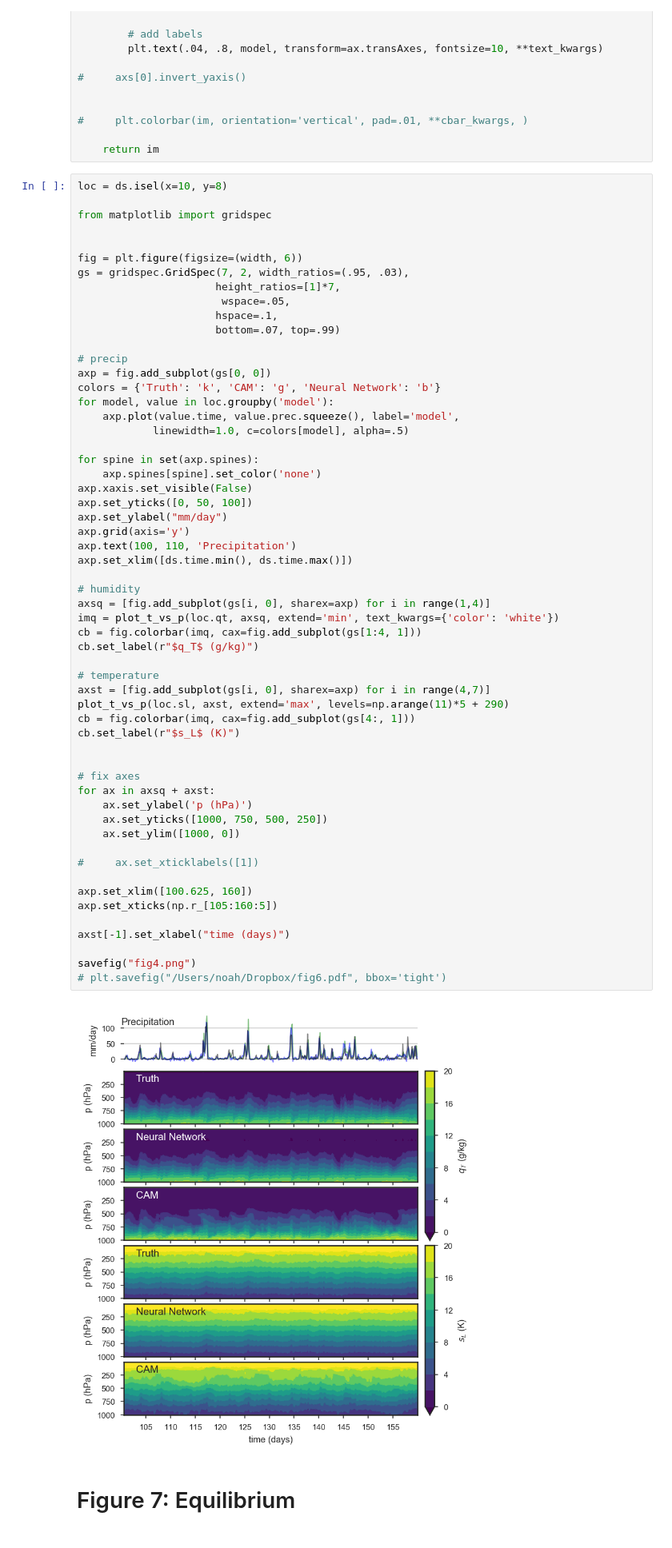
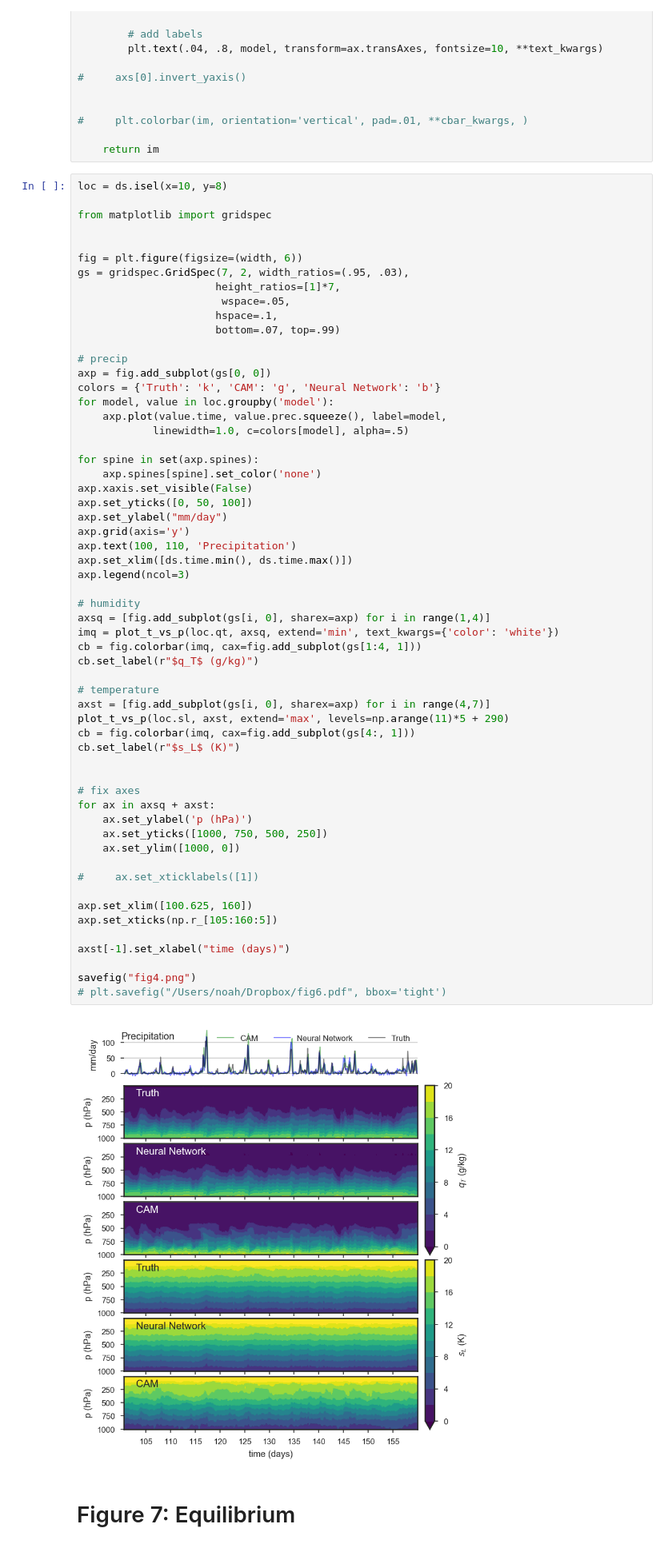
Before and after one commit to nbren12/uwnet, a Jupyter notebook: results/reports/2.2-ndb-paper-plots.ipynb, the cells around one changed output. Shown at 80% size. Cells and saved outputs as stored; diff of their text form.

Commit message:
add legend to single column model plot

```diff
--- a/results/reports/2.2-ndb-paper-plots.ipynb
+++ b/results/reports/2.2-ndb-paper-plots.ipynb
@@ -202,7 +202,7 @@ gs = gridspec.GridSpec(7, 2, width_ratios=(.95, .03),
 axp = fig.add_subplot(gs[0, 0])
 colors = {'Truth': 'k', 'CAM': 'g', 'Neural Network': 'b'}
 for model, value in loc.groupby('model'):
-    axp.plot(value.time, value.prec.squeeze(), label='model',
+    axp.plot(value.time, value.prec.squeeze(), label=model,
             linewidth=1.0, c=colors[model], alpha=.5)
 
 for spine in set(axp.spines):
@@ -213,37 +213,38 @@ axp.set_ylabel("mm/day")
 axp.grid(axis='y')
 axp.text(100, 110, 'Precipitation')
 axp.set_xlim([ds.time.min(), ds.time.max()])
+axp.legend(ncol=3)
 
 # humidity
 axsq = [fig.add_subplot(gs[i, 0], sharex=axp) for i in range(1,4)]
 imq = plot_t_vs_p(loc.qt, axsq, extend='min', text_kwargs={'color': 'white'})
 cb = fig.colorbar(imq, cax=fig.add_subplot(gs[1:4, 1]))
 cb.set_label(r"$q_T$ (g/kg)")
 
 # temperature
 axst = [fig.add_subplot(gs[i, 0], sharex=axp) for i in range(4,7)]
 plot_t_vs_p(loc.sl, axst, extend='max', levels=np.arange(11)*5 + 290)
 cb = fig.colorbar(imq, cax=fig.add_subplot(gs[4:, 1]))
 cb.set_label(r"$s_L$ (K)")
 
 
 # fix axes
 for ax in axsq + axst:
     ax.set_ylabel('p (hPa)')
     ax.set_yticks([1000, 750, 500, 250])
     ax.set_ylim([1000, 0])
 
 #     ax.set_xticklabels([1])
 
 axp.set_xlim([100.625, 160])
 axp.set_xticks(np.r_[105:160:5])
 
 axst[-1].set_xlabel("time (days)")
 
 savefig("fig4.png")
 # plt.savefig("/Users/noah/Dropbox/fig6.pdf", bbox='tight')
 # %% [output]
-[figure, old version]
+[figure, new version]
 # %% [markdown]
 # Figure 7:  Equilibrium
 # %%
```
Also changed, not shown: parts of 2 cells of this notebook.
